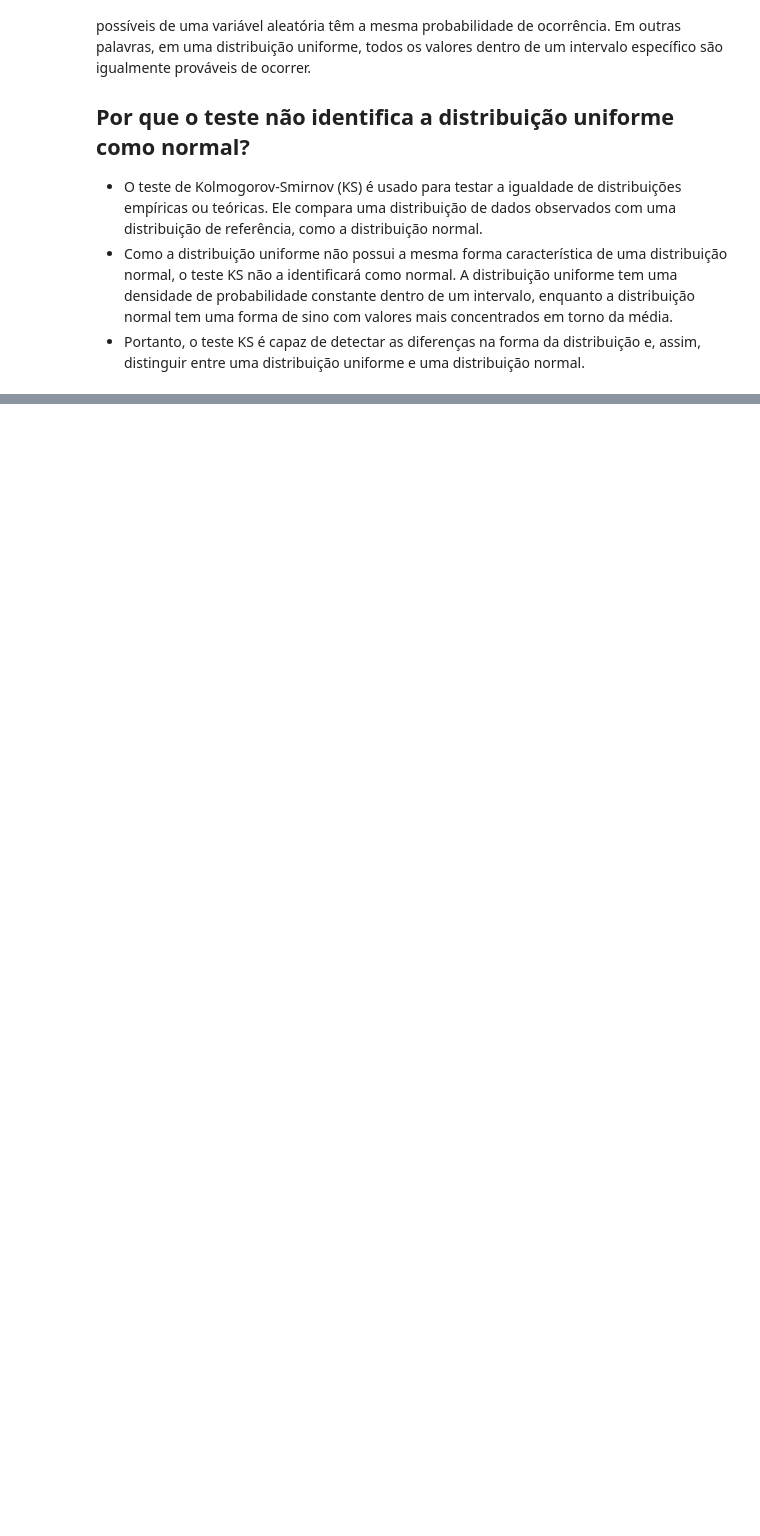
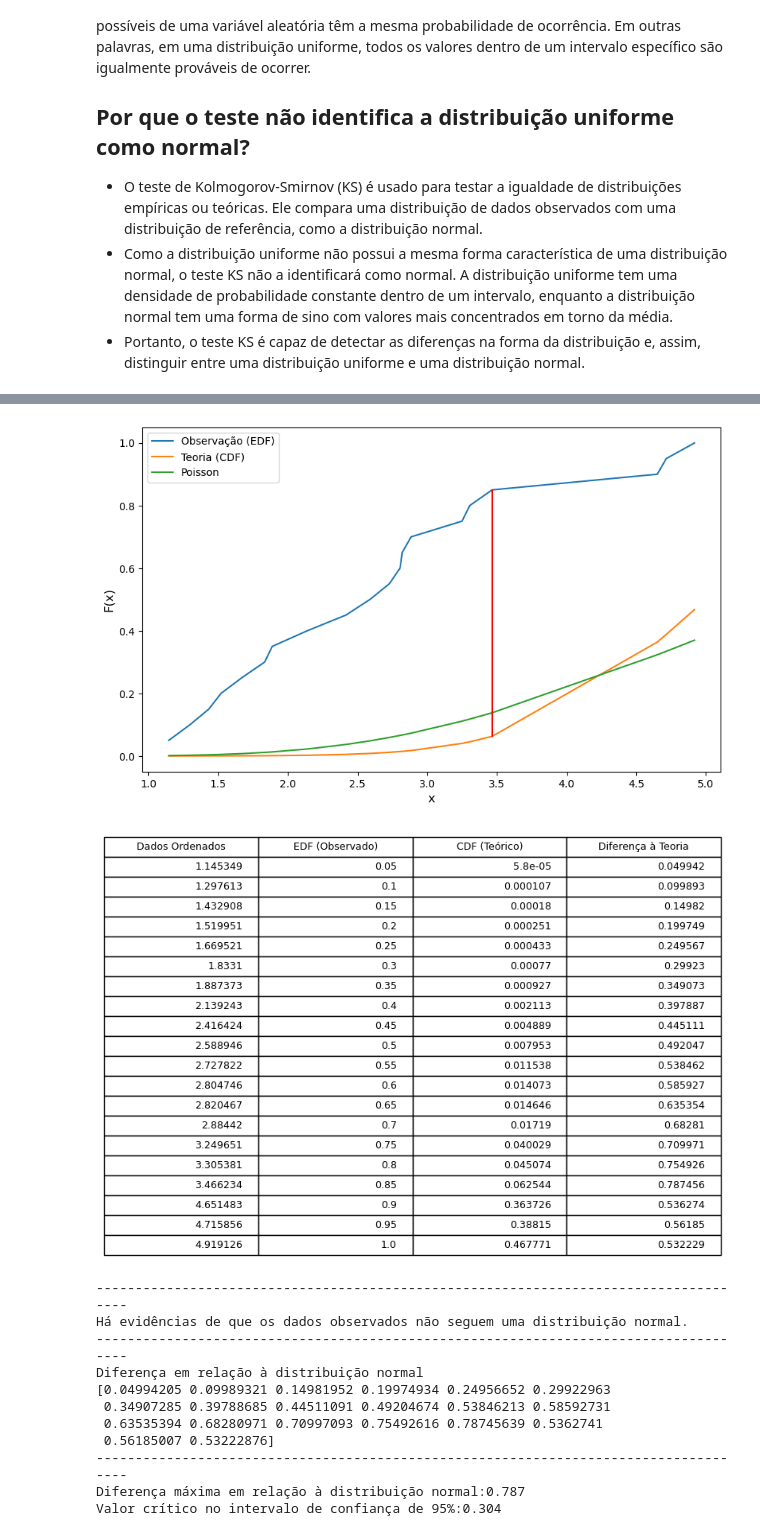
Before and after one commit to marianamartiyns/cdia_ufpb, a Jupyter notebook: [P4] Inferência Estatística/[1] Testes de Kolmogorov-Smirnov.ipynb, the cells around one changed output, grey strips where cells are left out. Cells and saved outputs as stored; diff of their text form; code cells hidden in the pictures; blank space fills up the shorter version.

```diff
--- a/[P4] Inferência Estatística/[1] Testes de Kolmogorov-Smirnov.ipynb
+++ b/[P4] Inferência Estatística/[1] Testes de Kolmogorov-Smirnov.ipynb
@@ -292,0 +260,16 @@ Valor crítico no intervalo de confiança de 95%:0.19233304448274094
+# %%
+kolmogorov_smirnov_test(20)
+# %% [output]
+[figure, added]
+[figure, added]
+-------------------------------------------------------------------------------------
+Há evidências de que os dados observados não seguem uma distribuição normal.
+-------------------------------------------------------------------------------------
+Diferença em relação à distribuição normal
+[0.04994205 0.09989321 0.14981952 0.19974934 0.24956652 0.29922963
+ 0.34907285 0.39788685 0.44511091 0.49204674 0.53846213 0.58592731
+ 0.63535394 0.68280971 0.70997093 0.75492616 0.78745639 0.5362741
+ 0.56185007 0.53222876]
+-------------------------------------------------------------------------------------
+Diferença máxima em relação à distribuição normal:0.787
+Valor crítico no intervalo de confiança de 95%:0.304
```
Also changed, not shown: parts of 6 cells of this notebook, 5 other files.
